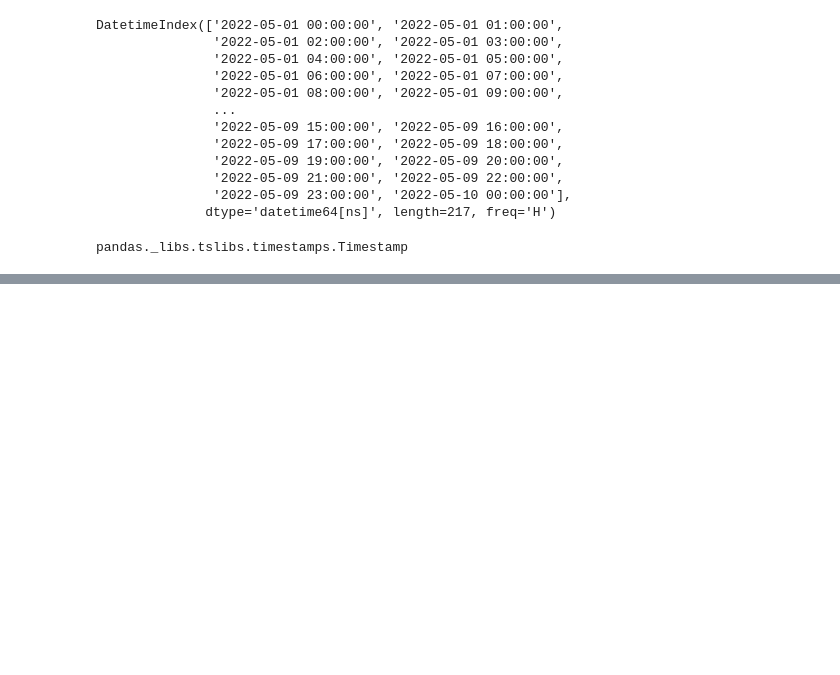
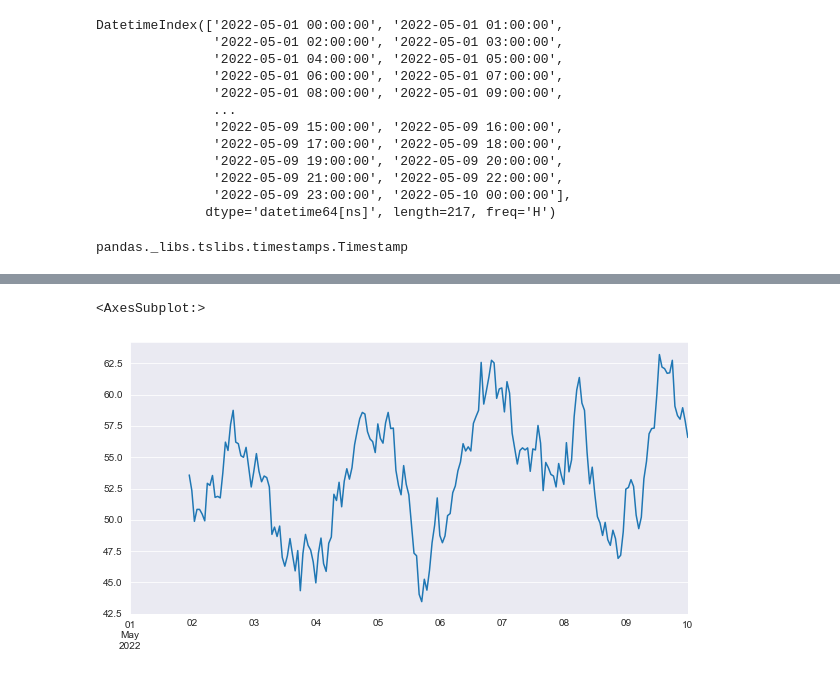
Before and after one commit to pbellot/FormationPANDAS, a Jupyter notebook: exercices.ipynb, the cells around one changed output, grey strips where cells are left out. Cells and saved outputs as stored; diff of their text form; code cells hidden in the pictures; blank space fills up the shorter version.

```diff
--- a/exercices.ipynb
+++ b/exercices.ipynb
@@ -55,0 +126,2 @@ df.plot()
+# %%
+df['Somme par...'] = df.valeur.rolling(3).sum()
@@ -55,0 +144,3 @@ df.plot()
+# %%
+df['Somme par...'] = df.valeur.rolling(3).mean()
+df
@@ -55,0 +161,5 @@ df.plot()
+# %%
+df.valeur.rolling(24).mean().plot(figsize=(10,5))
+# %% [output]
+<AxesSubplot:>
+[figure, added]
```
Also changed, not shown: parts of 28 cells of this notebook.
